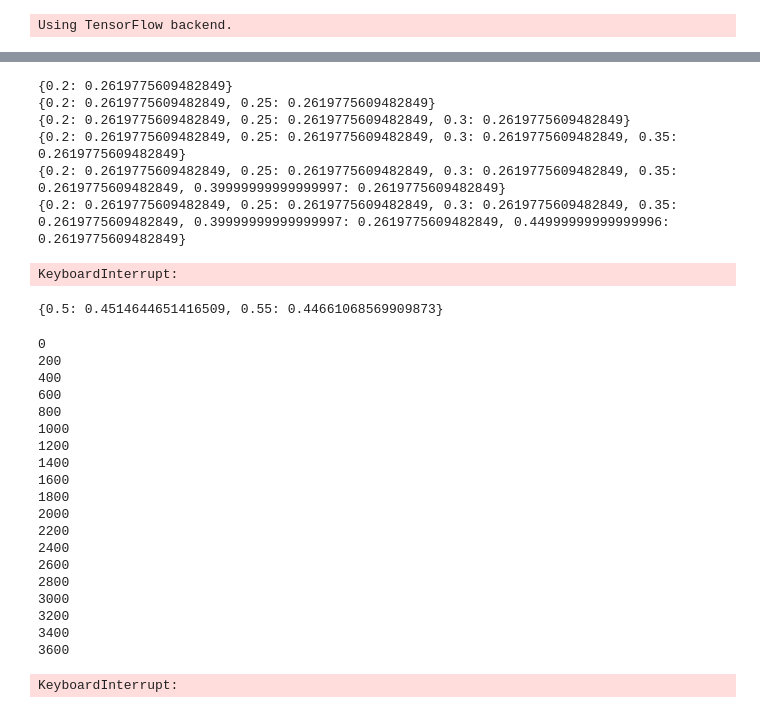
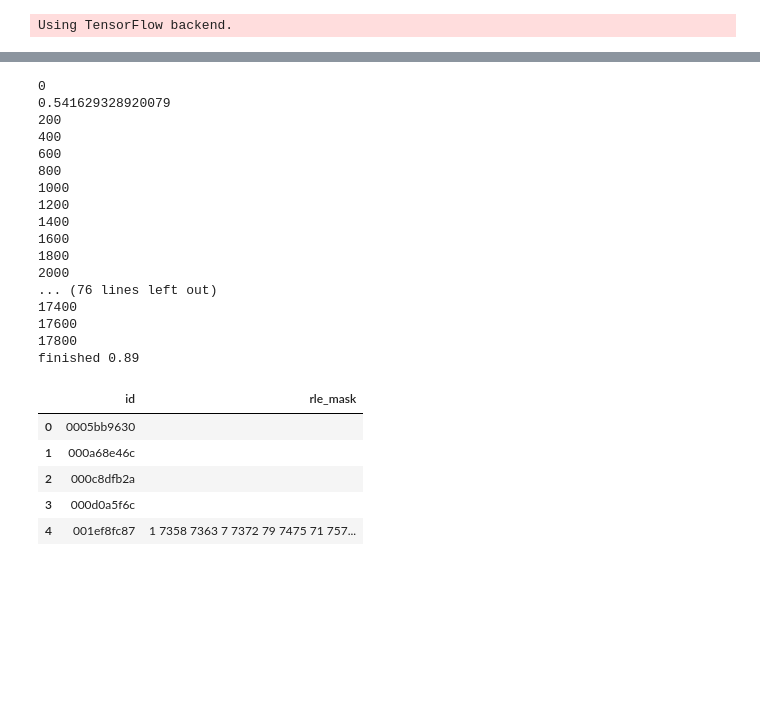
Before and after one commit to robertColt/TGS-Salt-Segmentation, a Jupyter notebook: scripts/model_testing.ipynb, the cells around one changed output, grey strips where cells are left out. Cells and saved outputs as stored; diff of their text form; code cells hidden in the pictures; blank space fills up the shorter version.

```diff
--- a/scripts/model_testing.ipynb
+++ b/scripts/model_testing.ipynb
@@ -27,5 +31,5 @@ for root, dirs, test_img_names in os.walk(test_img_path):
 x_valid = np.load(valid_img_path + 'x_valid.npy')
 y_valid = np.load(valid_img_path + 'y_valid.npy')
 # %%
-model = load_model(model_path)
+model = load_model(model_path, custom_objects={'iou':loss_functions.iou})
 # %% [output]
@@ -57,55 +47,45 @@ def rle_encode(im):
 # %%
 # find best threshhod
 thresh_iou = {}
-for thresh in np.arange(0.2, 1.0, 0.05):
+for thresh in np.arange(0.55, 1.0, 0.05):
     avg_iou = 0
     for i, img in enumerate(range(x_valid.shape[0])):
         prediction = model.predict(x_valid[i].reshape(-1, 101, 101, 1))
-        avg_iou += loss_functions.iou_np((prediction > 0.99).astype(int), y_valid[i])
+        avg_iou += loss_functions.iou_np((prediction > thresh).astype(int), y_valid[i])
 
     avg_iou = avg_iou / x_valid.shape[0]
     thresh_iou[thresh] = avg_iou
     print(thresh_iou)
-# %% [output]
-{0.2: 0.2619775609482849}
-{0.2: 0.2619775609482849, 0.25: 0.2619775609482849}
-{0.2: 0.2619775609482849, 0.25: 0.2619775609482849, 0.3: 0.2619775609482849}
-{0.2: 0.2619775609482849, 0.25: 0.2619775609482849, 0.3: 0.2619775609482849, 0.35: 0.2619775609482849}
-{0.2: 0.2619775609482849, 0.25: 0.2619775609482849, 0.3: 0.2619775609482849, 0.35: 0.2619775609482849, 0.39999999999999997: 0.2619775609482849}
-{0.2: 0.2619775609482849, 0.25: 0.2619775609482849, 0.3: 0.2619775609482849, 0.35: 0.2619775609482849, 0.39999999999999997: 0.2619775609482849, 0.44999999999999996: 0.2619775609482849}
-KeyboardInterrupt:
-# %%
-thresh_iou
-# %% [output]
-{0.5: 0.4514644651416509, 0.55: 0.44661068569909873}
-# %%
-model_input_size = 101 if '101' in model_path else '128'
 # %%
 rle_masks = []
 maxcnt = 10
 start = time.time()
+
+
 for i, img_path in enumerate(test_img_paths):
     if i%200 == 0:
         print('{}'.format(i))
-    img = cv2.imread(img_path, 0)
-    need_resize = model_input_size != 101
+    img = cv2.imread(img_path, 0)/255
+    if i == 0:
+        print(img.mean())
     if need_resize:
         img = cv2.resize(img, (model_input_size , model_input_size), interpolation=cv2.INTER_CUBIC)
-    img = img.reshape((1,model_input_size, model_input_size, 1))
-    prediction = model.predict(img)
-    prediction = (prediction > 0.8).astype(float)
+    img = img.reshape((1, model_input_size, model_input_size, 1))
+    prediction = model.predict(img).reshape((model_input_size, model_input_size, 1))
+    prediction = (prediction > 0.7).astype(float)
     if need_resize:
         prediction = cv2.resize(prediction, (101,101), interpolation=cv2.INTER_AREA)
         prediction = prediction >= 0.99
     rle_masks.append(rle_encode(prediction))
 
-
+print('finished 0.89')
 submission = {'id':test_img_ids, 'rle_mask':rle_masks}
 
 submission_df = pd.DataFrame.from_dict(submission)
 submission_df.to_csv(submission_path, index=0)
 # %% [output]
 0
+0.541629328920079
 200
 400
 600
@@ -116,15 +96,11 @@ submission_df.to_csv(submission_path, index=0)
 1600
 1800
 2000
-2200
-2400
-2600
-2800
-3000
-3200
-3400
-3600
+... (76 lines left out)
+17400
+17600
+17800
+finished 0.89
-KeyboardInterrupt:
 # %%
 submission = {'id':test_img_ids, 'rle_mask':rle_masks}
 
@@ -134,0 +109,9 @@ submission_df.to_csv(submission_path, index=0)
+# %%
+submission_df.head()
+# %% [output]
+|  | id | rle_mask |
+| 0 | 0005bb9630 |  |
+| 1 | 000a68e46c |  |
+| 2 | 000c8dfb2a |  |
+| 3 | 000d0a5f6c |  |
+| 4 | 001ef8fc87 | 1 7358 7363 7 7372 79 7475 71 757... |
```
Also changed, not shown: parts of 4 cells of this notebook, 4 other files.
